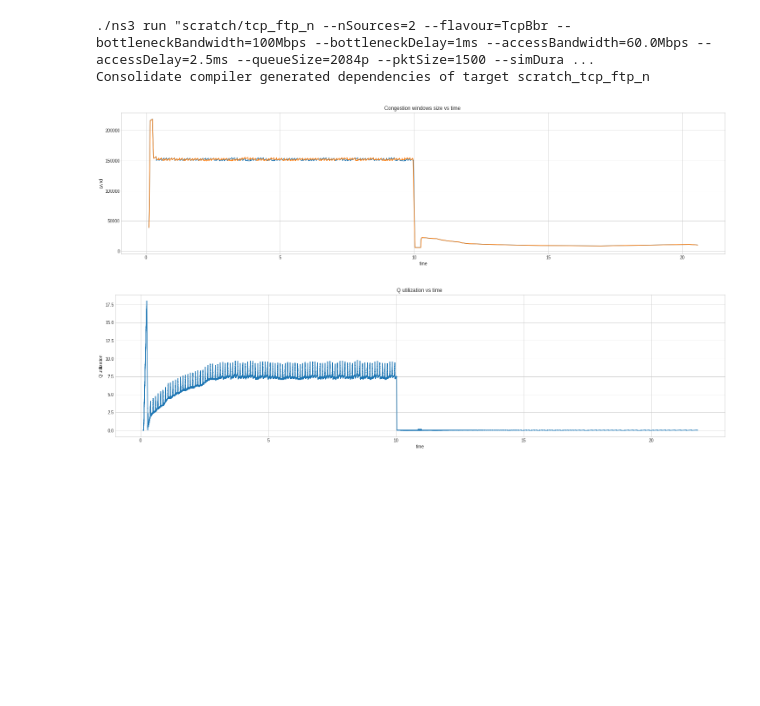
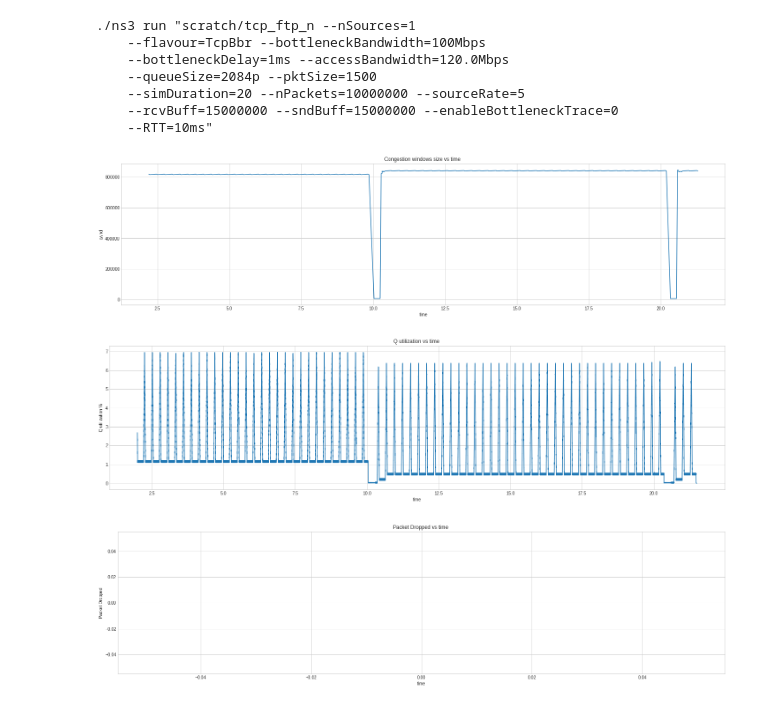
Before and after one commit to divyashk/TCP-BBR-ns3, a Jupyter notebook: dumbell-ns3/report.ipynb, the cells around one changed output. Drawn from its saved outputs; the diff is of its cells as text; code cells hidden in the pictures; blank space fills up the shorter version.

```diff
--- a/dumbell-ns3/report.ipynb
+++ b/dumbell-ns3/report.ipynb
@@ -54,7 +85,7 @@ def plot_qsize_vs_time():
     plt.plot(qutilvstime.keys(), qutilvstime.values())
 
     plt.xlabel("time")
-    plt.ylabel("Q utilization")
+    plt.ylabel("Q utilization %")
     plt.title("Q utilization vs time ")
     f.close()
 # %%
@@ -66,23 +97,31 @@ def clean(flavor = "default" ,
     os.system("rm -rf {}_{}_{}".format(flavor, noOfSource, RTT));
 # %%
 def main(flavour = "TcpBbr" , time = 200 ,total_access_bandwidth = 120, bottleneck_bandwidth = 100,
-         bottleneck_delay = 1 , RTT = 10, packetSize = 1458, queueL = 5, noOfSource = 2,
-         packetPerSource = 10000000, sourceRate = 5, rcvBuff = 1458*10000, sndBuff = 1458*10000):
+         bottleneck_delay = 1 , RTT = "10ms", packetSize = 1458, queueL = 5, noOfSource = 2,
+         packetPerSource = 10000000, sourceRate = 5, rcvBuff = 1458*10000, sndBuff = 1458*10000, enableBottleneckTrace = 0):
 
-    access_link_delay_val = RTT[0:-2]
+    # access_link_delay_val = RTT[0:-2]
     access_link_bandwidth_val = total_access_bandwidth[0:-4]
 
-    access_link_delay = str(float(access_link_delay_val)/4)+"ms"
+    #access_link_delay = str(float(access_link_delay_val)/4)+"ms"
     access_link_bandwidth = str(float(access_link_bandwidth_val)/noOfSource)+"Mbps"
 
     # if os.path.exists("/mnt/Store/Project-summer/runtime"):
     #     os.system("rm -rf /mnt/Store/Project-summer/runtime/*")
 
-    cmd = f"./ns3 run \"scratch/tcp_ftp_n --nSources={noOfSource} --flavour={flavour} --bottleneckBandwidth={bottleneck_bandwidth} --bottleneckDelay={bottleneck_delay} --accessBandwidth={access_link_bandwidth} --accessDelay={access_link_delay} --queueSize={queueL} --pktSize={packetSize} --simDuration={time} --nPackets={packetPerSource} --sourceRate={sourceRate} --rcvBuff={rcvBuff} --sndBuff={sndBuff}\""
+    cmd = f'''./ns3 run \"scratch/tcp_ftp_n --nSources={noOfSource}
+    --flavour={flavour} --bottleneckBandwidth={bottleneck_bandwidth}
+    --bottleneckDelay={bottleneck_delay} --accessBandwidth={access_link_bandwidth}
+    --queueSize={queueL} --pktSize={packetSize}
+    --simDuration={time} --nPackets={packetPerSource} --sourceRate={sourceRate}
+    --rcvBuff={rcvBuff} --sndBuff={sndBuff} --enableBottleneckTrace={enableBottleneckTrace}
+    --RTT={RTT}\"'''
+
     print(cmd)
     os.system(cmd)
     plot_cwnd_vs_time(noOfSource)
     plot_qsize_vs_time()
+    plot_dropped_vs_time()
     #clean(flavor = flavor, time = time, queueL = queueL, noOfSource = noOfSource, total_input_bandwidth = total_input_bandwidth, bottleneck_bandwidth= bottleneck_bandwidth, RTT = RTT, recvWindow = recvWindow)
 # %%
 pktSize = 1500
@@ -107,22 +153,29 @@ main(flavour = "TcpNewReno",
 # %%
 pktSize = 1500
 main(flavour = "TcpBbr",
      time = 20,
-     noOfSource = 2,
+     noOfSource = 1,
      total_access_bandwidth = "120Mbps",
      RTT = "10ms",
      bottleneck_bandwidth = "100Mbps",
      bottleneck_delay = "1ms",
      packetSize = pktSize,
      queueL = "2084p",
      rcvBuff = str(pktSize*10000),
-     sndBuff = str(pktSize*10000)
+     sndBuff = str(pktSize*10000),
+     enableBottleneckTrace = 0
      )
 # %% [output]
-./ns3 run "scratch/tcp_ftp_n --nSources=2 --flavour=TcpBbr --bottleneckBandwidth=100Mbps --bottleneckDelay=1ms --accessBandwidth=60.0Mbps --accessDelay=2.5ms --queueSize=2084p --pktSize=1500 --simDura ...
-Consolidate compiler generated dependencies of target scratch_tcp_ftp_n
+./ns3 run "scratch/tcp_ftp_n --nSources=1
+    --flavour=TcpBbr --bottleneckBandwidth=100Mbps
+    --bottleneckDelay=1ms --accessBandwidth=120.0Mbps
+    --queueSize=2084p --pktSize=1500
+    --simDuration=20 --nPackets=10000000 --sourceRate=5
+    --rcvBuff=15000000 --sndBuff=15000000 --enableBottleneckTrace=0
+    --RTT=10ms"
-[figure, old version]
+[figure, new version]
-[figure, old version]
+[figure, new version]
+[figure, added]
 # %%
 # # Running multiple simulations
 
```
Also changed, not shown: parts of 2 cells of this notebook, 1 other file.
